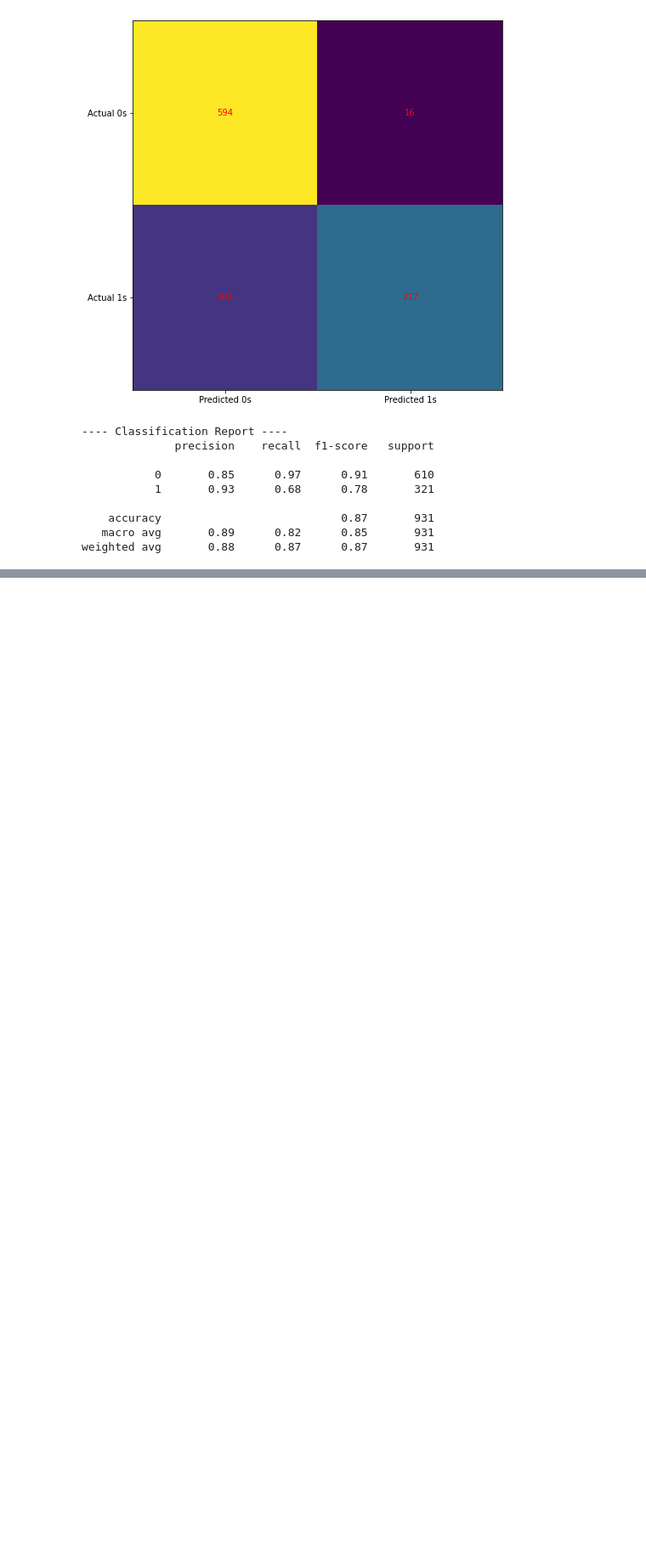
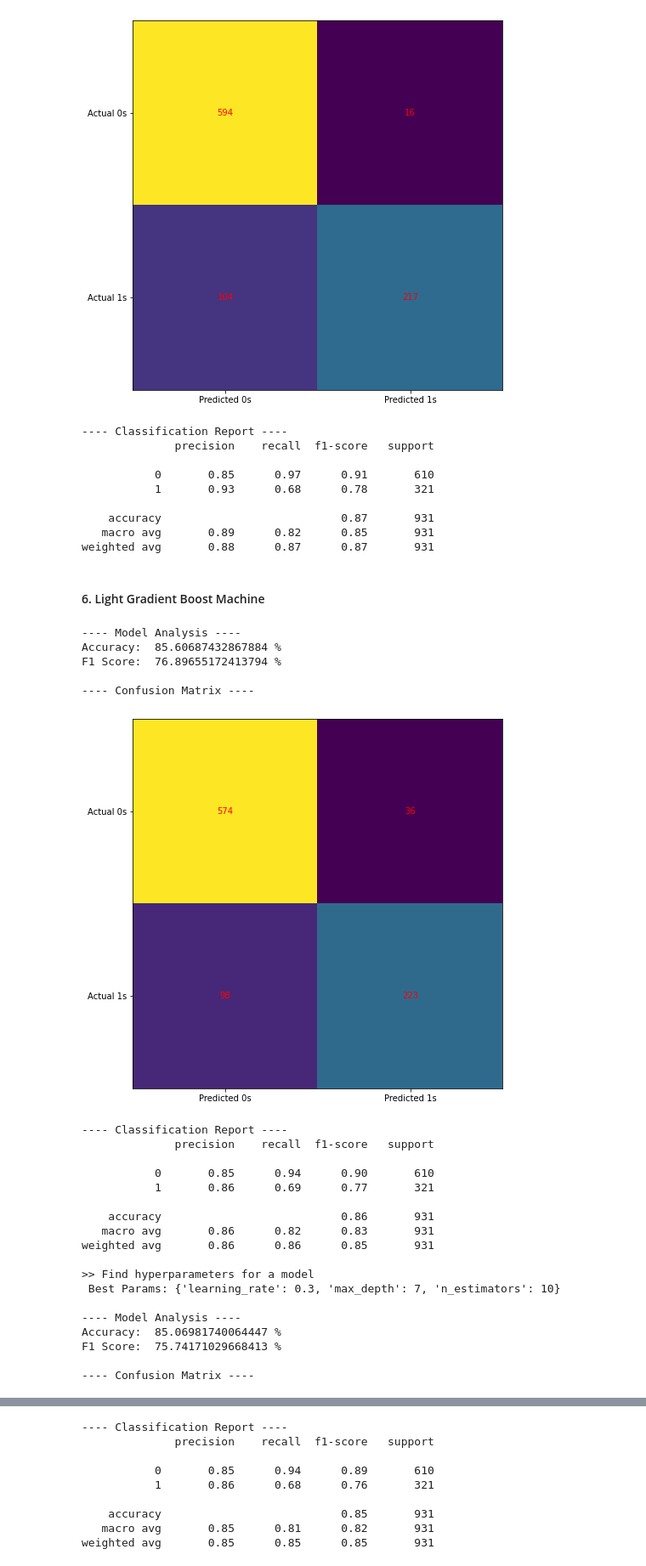
Before and after one commit to joaoreis16/employee_future_prediction, a Jupyter notebook: code/main.ipynb, the cells around one changed output, grey strips where cells are left out. Shown at 85% size. Saved outputs shown, nothing was run; the diff lists cells and outputs as text; code cells hidden in the pictures; blank space fills up the shorter version.

```diff
--- a/code/main.ipynb
+++ b/code/main.ipynb
@@ -641,3 +758,50 @@ F1 Score:  78.33935018050542 %
     accuracy                           0.87       931
    macro avg       0.89      0.82      0.85       931
 weighted avg       0.88      0.87      0.87       931
+# %% [markdown]
+#### 6. Light Gradient Boost Machine
+# %%
+lgmb = LGBMClassifier()
+
+# Base Model
+train_and_analyze(lgmb, X_train, y_train, X_test, y_test)
+
+# Hypertuned Params
+lgmb_parameters = {
+    "n_estimators": [5, 10, 15, 25],
+    "max_depth": [3, 5, 7, 9],
+    "learning_rate": [0.01, 0.1, 0.3]
+}
+best_lgmb_params = hyperparameters(lgmb, lgmb_parameters , X_train, y_train)
+lgmb.set_params(**best_lgmb_params)
+
+train_and_analyze(lgmb, X_train, y_train, X_test, y_test)
+
+# K-Fold Cross-Validation
+kf_lgmb = kfold(lgmb, 5, X, y)
+train_and_analyze(kf_lgmb, X_train, y_train, X_test, y_test)
+# %% [output]
+---- Model Analysis ----
+Accuracy:  85.60687432867884 %
+F1 Score:  76.89655172413794 %
+
+---- Confusion Matrix ----
+[figure, added]
+---- Classification Report ----
+              precision    recall  f1-score   support
+
+           0       0.85      0.94      0.90       610
+           1       0.86      0.69      0.77       321
+
+    accuracy                           0.86       931
+   macro avg       0.86      0.82      0.83       931
+weighted avg       0.86      0.86      0.85       931
+
+>> Find hyperparameters for a model
+ Best Params: {'learning_rate': 0.3, 'max_depth': 7, 'n_estimators': 10}
+
+---- Model Analysis ----
+Accuracy:  85.06981740064447 %
+F1 Score:  75.74171029668413 %
+
+---- Confusion Matrix ----
@@ -643,0 +827,9 @@ weighted avg       0.88      0.87      0.87       931
+---- Classification Report ----
+              precision    recall  f1-score   support
+
+           0       0.85      0.94      0.89       610
+           1       0.86      0.68      0.76       321
+
+    accuracy                           0.85       931
+   macro avg       0.85      0.81      0.82       931
+weighted avg       0.85      0.85      0.85       931
```
Also changed, not shown: parts of 9 cells of this notebook.
